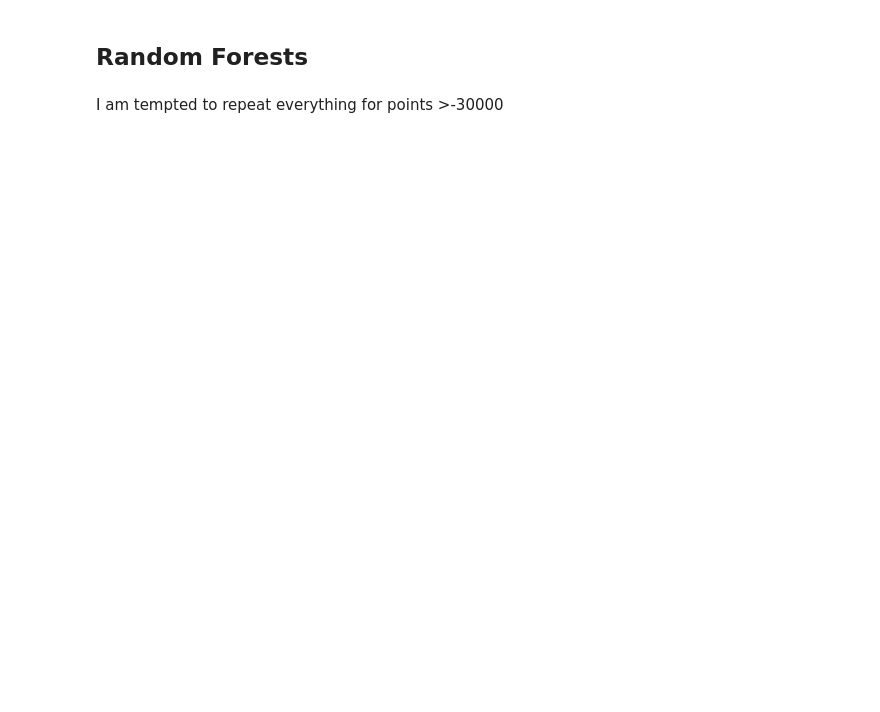
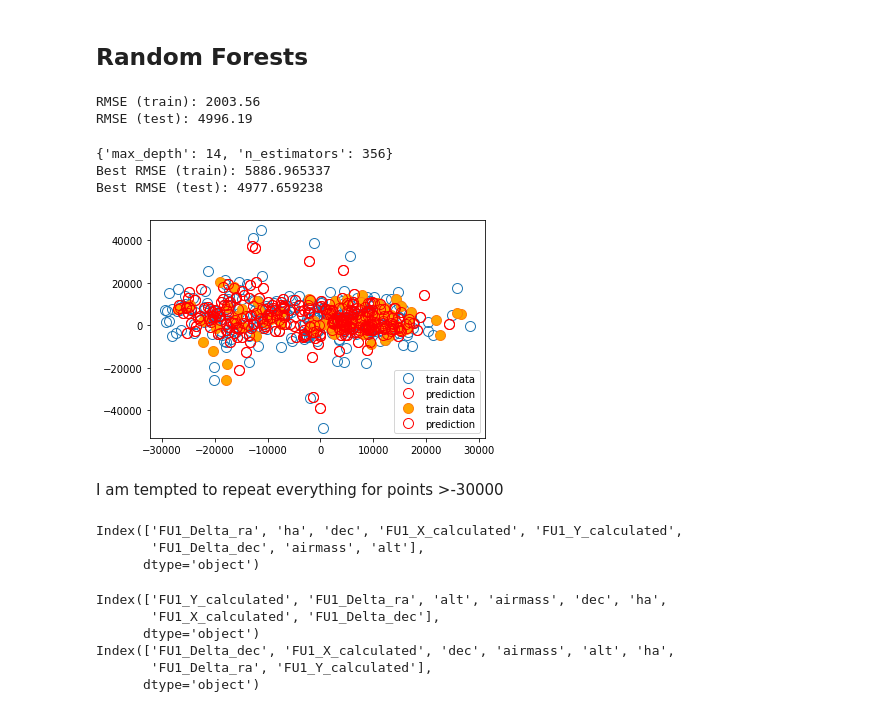
Before and after one commit to exord/MLextra, a Jupyter notebook: Extra - first approach.ipynb, the cells around one changed output. Drawn from its saved outputs; the diff is of its cells as text; code cells hidden in the pictures; blank space fills up the shorter version.

```diff
--- a/Extra - first approach.ipynb
+++ b/Extra - first approach.ipynb
@@ -51,4 +140,4 @@ plt.colorbar(label='Dec')
 cond = df2.FU1_dX > -30000
 
 X = df2.loc[cond, ('ha', 'dec', 'airmass', 'alt', 'FU1_Delta_dec', 'FU1_Delta_ra', 'FU1_X_calculated', 'FU1_Y_calculated')]
-t = df2.FU1_dX[cond]
+t = df2.loc[cond, ['FU1_dX', 'FU1_dY']]
@@ -147,13 +266,16 @@ print('Best RMSE (test): {:2f}'.format(np.sqrt(mean_squared_error(gscv.best_esti
 # %%
 from sklearn.ensemble import RandomForestRegressor
 
-rfr = RandomForestRegressor(n_estimators=500)
+rfr = RandomForestRegressor(n_estimators=500, n_jobs=6)
 rfr.fit(X_train, t_train)
 
 y_train = rfr.predict(X_train)
 y_test =  rfr.predict(X_test)
 print('RMSE (train): {:.2f}'.format(np.sqrt(mean_squared_error(t_train, y_train))))
 print('RMSE (test): {:.2f}'.format(np.sqrt(mean_squared_error(t_test, y_test))))
+# %% [output]
+RMSE (train): 2003.56
+RMSE (test): 4996.19
 # %%
 RandomForestRegressor?
 # %%
@@ -167,15 +289,42 @@ rscv.fit(X_train, t_train)
 print(rscv.best_params_)
 print('Best RMSE (train): {:2f}'.format(np.sqrt(-rscv.best_score_)))
 print('Best RMSE (test): {:2f}'.format(np.sqrt(mean_squared_error(rscv.best_estimator_.predict(X_test), t_test))))
+# %% [output]
+{'max_depth': 14, 'n_estimators': 356}
+Best RMSE (train): 5886.965337
+Best RMSE (test): 4977.659238
 # %%
 y_train = rscv.best_estimator_.predict(X_train)
 y_test = rscv.best_estimator_.predict(X_test)
 # %%
-plt.scatter(t_train, y_train, label='train data')
-plt.scatter(t_test, y_test, label='test data')
+plt.plot(*t_train.values.T, label='train data', mfc='None', marker='o', ms=10, ls='')
+plt.plot(*y_train.T, label='prediction', mfc='None', marker='o', color='r', ms=10, ls='')
+
+plt.plot(*t_test.values.T, label='train data', mfc='Orange', marker='o', ms=10, ls='')
+plt.plot(*y_train.T, label='prediction', mfc='None', marker='o', color='r', ms=10, ls='')
+
+# plt.scatter(t_test, y_test, label='test data')
 plt.legend(loc=0)
-plt.xlabel('FU1_dX [target]', fontsize=16)
-plt.ylabel('FU1_dX [predicted]', fontsize=16)
+# plt.xlabel('FU1_dX [target]', fontsize=16)
+# plt.ylabel('FU1_dX [predicted]', fontsize=16)
 plt.savefig('/Users/rodrigo/EXOML/extra/plots/RF_run1.pdf')
+# %% [output]
+[figure, added]
 # %% [markdown]
 I am tempted to repeat everything for points >-30000
+# %%
+X.columns[rfr.feature_importances_.argsort()[::-1]]
+# %% [output]
+Index(['FU1_Delta_ra', 'ha', 'dec', 'FU1_X_calculated', 'FU1_Y_calculated',
+       'FU1_Delta_dec', 'airmass', 'alt'],
+      dtype='object')
+# %%
+print(X.columns[lr.coef_.argsort(axis=1)[::-1][0]])
+print(X.columns[lr.coef_.argsort(axis=1)[::-1][1]])
+# %% [output]
+Index(['FU1_Y_calculated', 'FU1_Delta_ra', 'alt', 'airmass', 'dec', 'ha',
+       'FU1_X_calculated', 'FU1_Delta_dec'],
+      dtype='object')
+Index(['FU1_Delta_dec', 'FU1_X_calculated', 'dec', 'airmass', 'alt', 'ha',
+       'FU1_Delta_ra', 'FU1_Y_calculated'],
+      dtype='object')
```
Also changed, not shown: parts of 18 cells of this notebook, 3 other files.
